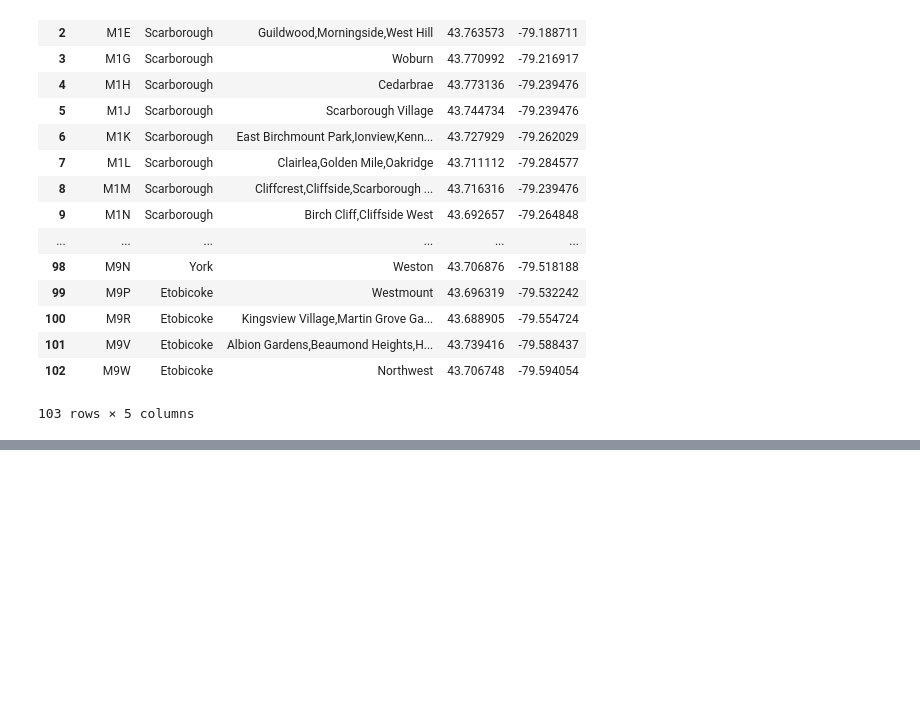
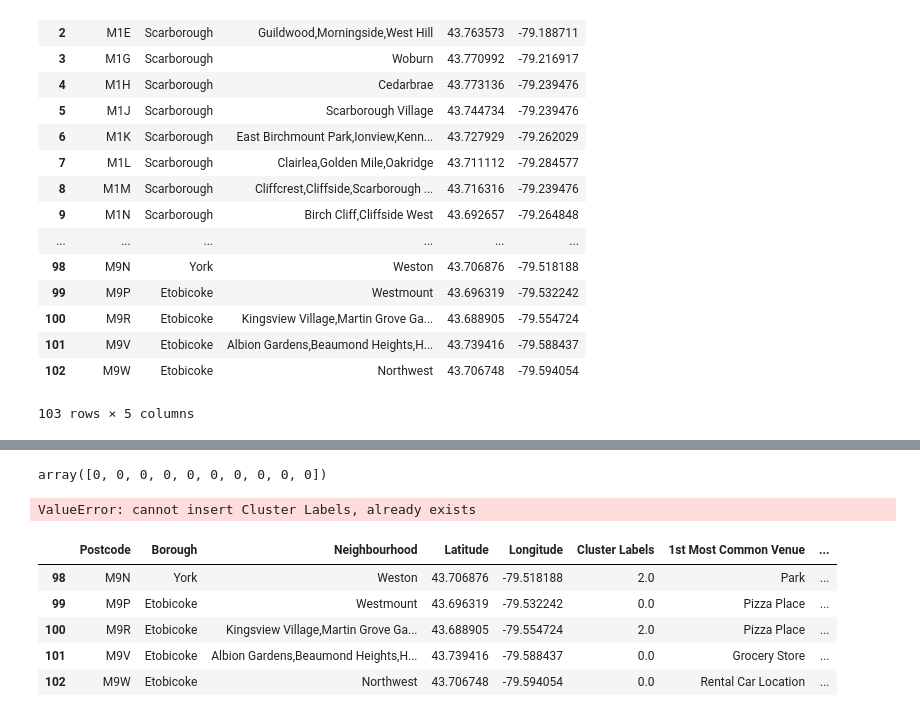
Before and after one commit to benjamin-weller/DataCapstone, a Jupyter notebook: Weller Capstone.ipynb, the cells around one changed output, grey strips where cells are left out. Saved outputs shown, nothing was run; the diff lists cells and outputs as text; code cells hidden in the pictures; blank space fills up the shorter version.

```diff
--- a/Weller Capstone.ipynb
+++ b/Weller Capstone.ipynb
@@ -144,0 +347,21 @@ new_df
+# %%
+num_top_venues = 10
+
+indicators = ['st', 'nd', 'rd']
+
+# create columns according to number of top venues
+columns = ['Postcode']
+for ind in np.arange(num_top_venues):
+    try:
+        columns.append('{}{} Most Common Venue'.format(ind+1, indicators[ind]))
+    except:
+        columns.append('{}th Most Common Venue'.format(ind+1))
+
+# create a new dataframe
+neighborhoods_venues_sorted = pd.DataFrame(columns=columns)
+neighborhoods_venues_sorted['Postcode'] = toronto_grouped['Postcode']
+
+for ind in np.arange(toronto_grouped.shape[0]):
+    neighborhoods_venues_sorted.iloc[ind, 1:] = return_most_common_venues(toronto_grouped.iloc[ind, :], num_top_venues)
+
+neighborhoods_venues_sorted.head()
@@ -144,0 +377,32 @@ new_df
+# %%
+# set number of clusters
+kclusters = 5
+
+toronto_grouped_clustering = toronto_grouped.drop('Postcode', 1)
+
+# run k-means clustering
+kmeans = KMeans(n_clusters=kclusters, random_state=0).fit(toronto_grouped_clustering)
+
+# check cluster labels generated for each row in the dataframe
+kmeans.labels_[0:10]
+# %% [output]
+array([0, 0, 0, 0, 0, 0, 0, 0, 0, 0])
+# %%
+# add clustering labels
+neighborhoods_venues_sorted.insert(0, 'Cluster Labels', kmeans.labels_)
+# %% [output]
+ValueError: cannot insert Cluster Labels, already exists
+# %%
+toronto_merged = new_df
+
+# merge toronto_grouped with toronto_data to add latitude/longitude for each neighborhood
+toronto_merged = toronto_merged.join(neighborhoods_venues_sorted.set_index('Postcode'), on='Postcode')
+
+toronto_merged.tail() # check the last columns!
+# %% [output]
+|  | Postcode | Borough | Neighbourhood | Latitude | Longitude | Cluster Labels | 1st Most Common Venue | ... |
+| 98 | M9N | York | Weston | 43.706876 | -79.518188 | 2.0 | Park | ... |
+| 99 | M9P | Etobicoke | Westmount | 43.696319 | -79.532242 | 0.0 | Pizza Place | ... |
+| 100 | M9R | Etobicoke | Kingsview Village,Martin Grove Ga... | 43.688905 | -79.554724 | 2.0 | Pizza Place | ... |
+| 101 | M9V | Etobicoke | Albion Gardens,Beaumond Heights,H... | 43.739416 | -79.588437 | 0.0 | Grocery Store | ... |
+| 102 | M9W | Etobicoke | Northwest | 43.706748 | -79.594054 | 0.0 | Rental Car Location | ... |
```
Also changed, not shown: parts of 24 cells of this notebook.
